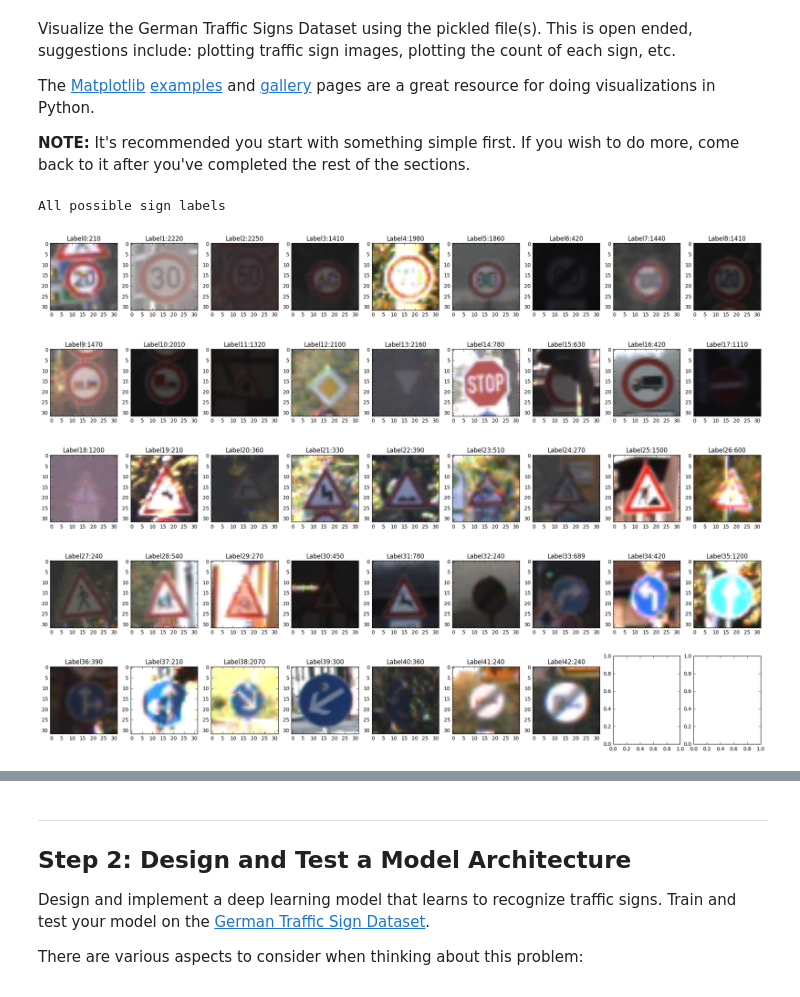
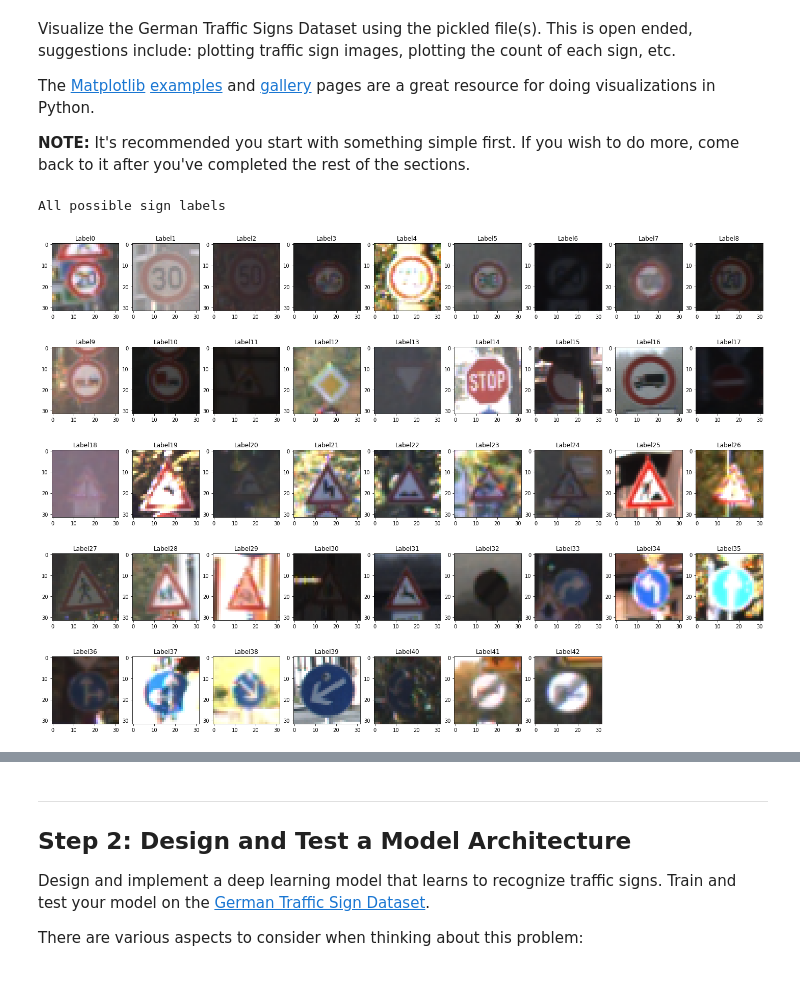
Before and after one commit to pennyheadaway/CarND-Traffic-Sign-Classifier-Project, a Jupyter notebook: Traffic_Sign_Classifier.ipynb, the cells around one changed output, grey strips where cells are left out. Drawn from its saved outputs; the diff is of its cells as text; code cells hidden in the pictures.

```diff
--- a/Traffic_Sign_Classifier.ipynb
+++ b/Traffic_Sign_Classifier.ipynb
@@ -76,28 +76,29 @@ The [Matplotlib](http://matplotlib.org/) [examples](http://matplotlib.org/exampl
 # %%
 ### Data exploration visualization goes here.
 ### Feel free to use as many code cells as needed.
 import random
 import math
 import cv2
 import matplotlib.pyplot as plt
 # Visualizations will be shown in the notebook.
 %matplotlib inline
 
+def plot_images(images, label, n_cols=9):
+    n_rows = math.ceil(n_labels/n_cols)
+
+    plt.figure(figsize=(n_rows*5, n_cols*2))
+    for i,image in enumerate(images):
+        image = image.squeeze()
+        plt.subplot(n_rows, n_cols, i+1)
+        plt.title("Label" + str(i))
+        plt.imshow(image)
+    plt.show()
+
 # get all unique images
 unique, unique_idx, unique_counts = np.unique(y_train, return_index=True, return_counts=True)
-n_cols = 9
-n_rows = math.ceil(n_labels/n_cols)
-
-fig, axes = plt.subplots(n_rows, n_cols, figsize=(n_rows*5, n_cols*2))
-
 print("All possible sign labels")
-for label_idx,(ax, idx) in enumerate(zip(axes.flat, unique_idx)):
-    image = X_train[idx].squeeze()
-    ax.imshow(image)
-    ax.set_title("Label" + str(label_idx) + ":" + str(unique_counts[label_idx]))
-
-plt.show()
+plot_images(X_train[unique_idx], y_train[unique_idx])
 # %% [output]
 All possible sign labels
-[figure, old version]
+[figure, new version]
 # %%
```
Also changed, not shown: parts of 30 cells of this notebook.
